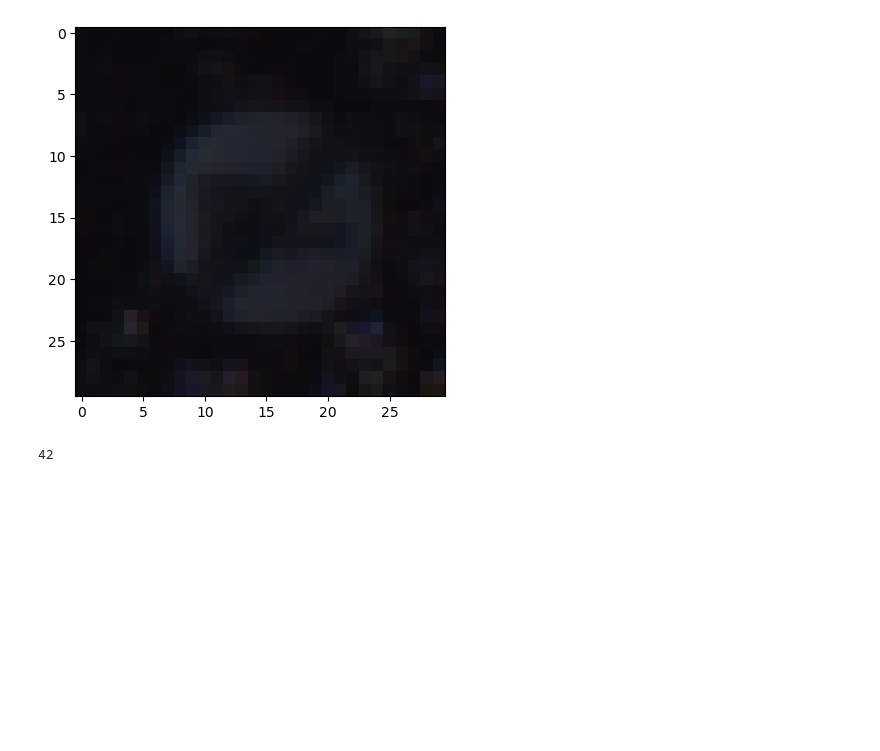
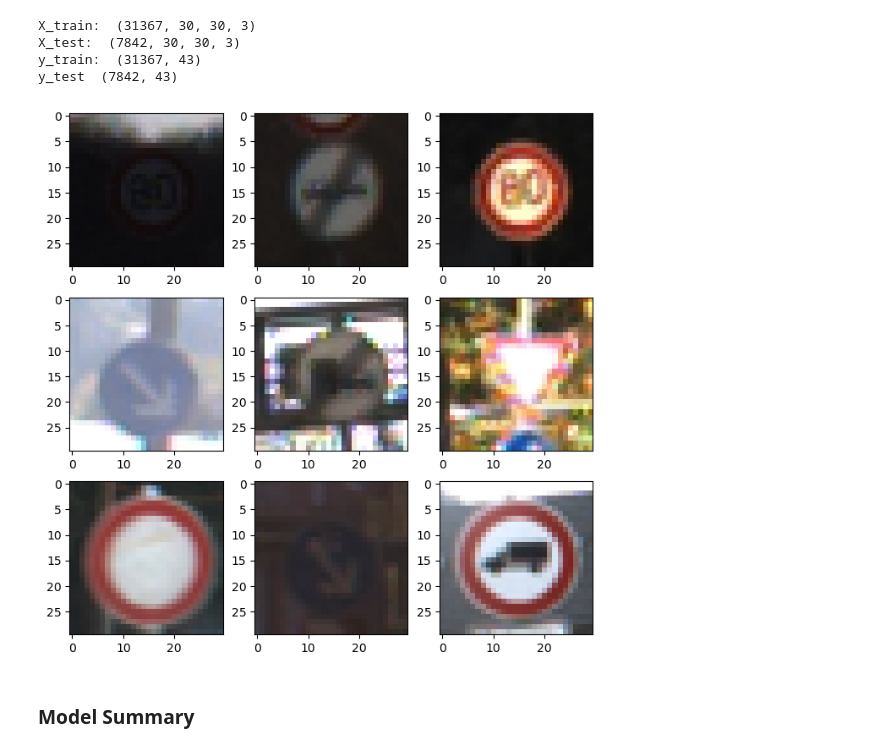
Before and after one commit to TariqAlhathloul/GTS_CNN, a Jupyter notebook: GTS_CNN.ipynb, the cells around one changed output. Drawn from its saved outputs; the diff is of its cells as text; code cells hidden in the pictures; blank space fills up the shorter version.

```diff
--- a/GTS_CNN.ipynb
+++ b/GTS_CNN.ipynb
@@ -60,15 +55,2 @@ print(data[0], labels[0])
-# %%
-import matplotlib.pyplot as plt
-
-# Display the sample image
-plt.imshow(image)
-plt.axis('on')
-plt.show()
-# %% [output]
-[figure, removed]
-# %%
-image_index = data.tolist().index(image.tolist())
-label = labels[image_index]
-print(label)
-# %% [output]
-42
+# %%
+X_train, X_test, y_train, y_test = train_test_split(data, labels, test_size=0.2,shuffle=True, random_state=23)
@@ -74,0 +61,21 @@ print(label)
+# %%
+print("X_train: ", X_train.shape)
+print("X_test: ", X_test.shape)
+
+print("y_train: ", y_train.shape)
+print("y_test ", y_test.shape)
+# %% [output]
+X_train:  (31367, 30, 30, 3)
+X_test:  (7842, 30, 30, 3)
+y_train:  (31367, 43)
+y_test  (7842, 43)
+# %%
+plt.figure(figsize=(8, 8))
+
+for i in range(9):
+    plt.subplot(330 + 1 + i)
+    plt.imshow(X_train[i])
+
+plt.show()
+# %% [output]
+[figure, added]
@@ -74,0 +111,2 @@ print(label)
+# %% [markdown]
+### Model Summary
```
Also changed, not shown: parts of 16 cells of this notebook.
